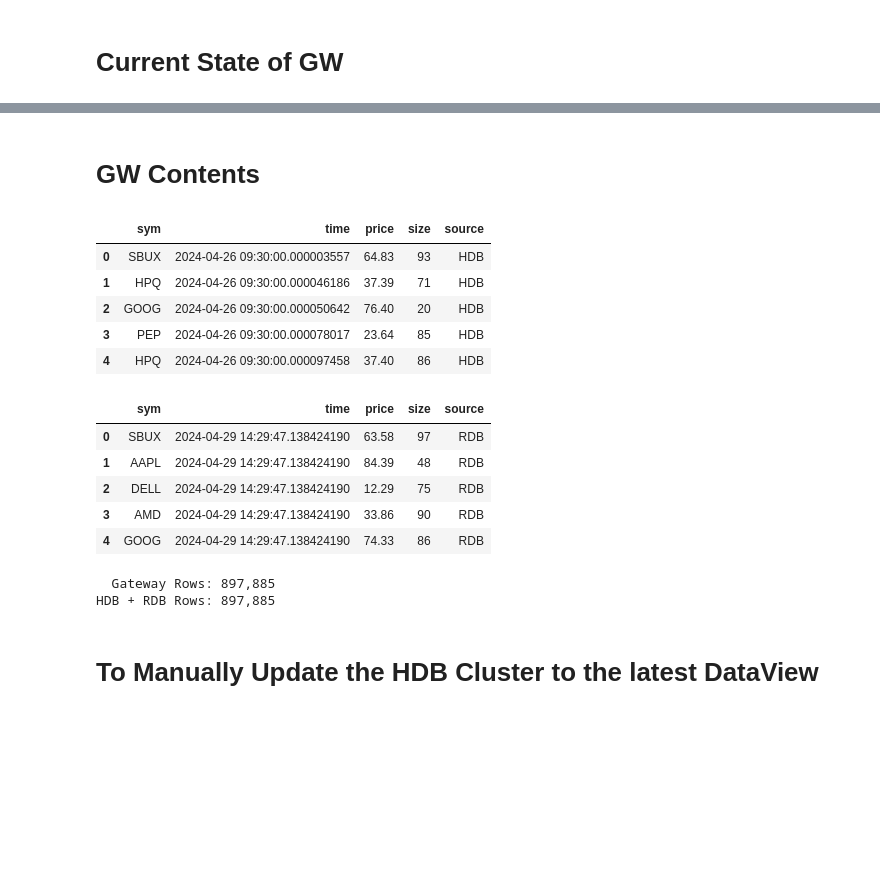
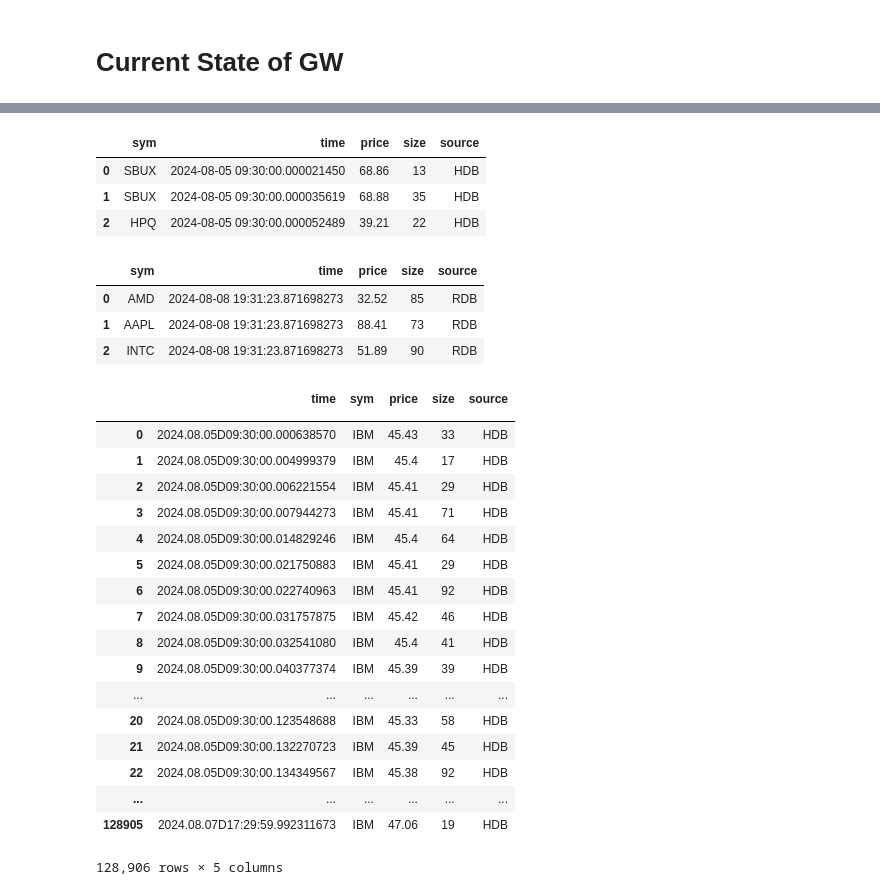
Before and after one commit to aws/amazon-finspace-examples, a Jupyter notebook: ManagedkdbInsights/basic_tick_V3/pykx_query_all.ipynb, the cells around one changed output, grey strips where cells are left out. Drawn from its saved outputs; the diff is of its cells as text; code cells hidden in the pictures; blank space fills up the shorter version.

```diff
--- a/ManagedkdbInsights/basic_tick_V3/pykx_query_all.ipynb
+++ b/ManagedkdbInsights/basic_tick_V3/pykx_query_all.ipynb
@@ -314,31 +207,0 @@ Rows: 13,169
-# %% [markdown]
-# GW Contents
-# %%
-display(gw_head_pdf)
-display(gw_tail_pdf)
-
-# Number of Rows
-print(f"  Gateway Rows: {gw_rows:,}")
-
-# Number of Rows
-print(f"HDB + RDB Rows: {hdb_rows+rdb_rows:,}")
-
-# Note: HDB+RDB will have less than GW  b/c data is always arriving to the RDB
-# RDB alone was queried first and then again as part of GW query
-# %% [output]
-|  | sym | time | price | size | source |
-| 0 | SBUX | 2024-04-26 09:30:00.000003557 | 64.83 | 93 | HDB |
-| 1 | HPQ | 2024-04-26 09:30:00.000046186 | 37.39 | 71 | HDB |
-| 2 | GOOG | 2024-04-26 09:30:00.000050642 | 76.40 | 20 | HDB |
-| 3 | PEP | 2024-04-26 09:30:00.000078017 | 23.64 | 85 | HDB |
-| 4 | HPQ | 2024-04-26 09:30:00.000097458 | 37.40 | 86 | HDB |
-|  | sym | time | price | size | source |
-| 0 | SBUX | 2024-04-29 14:29:47.138424190 | 63.58 | 97 | RDB |
-| 1 | AAPL | 2024-04-29 14:29:47.138424190 | 84.39 | 48 | RDB |
-| 2 | DELL | 2024-04-29 14:29:47.138424190 | 12.29 | 75 | RDB |
-| 3 | AMD | 2024-04-29 14:29:47.138424190 | 33.86 | 90 | RDB |
-| 4 | GOOG | 2024-04-29 14:29:47.138424190 | 74.33 | 86 | RDB |
-  Gateway Rows: 897,885
-HDB + RDB Rows: 897,885
-# %% [markdown]
-# To Manually Update the HDB Cluster to the latest DataView
@@ -348,0 +208,40 @@ rdb('updateCluster[.rdb.hdbProc;.rdb.database;.rdb.dbView;"NO_RESTART"]');
+# %%
+# query GW using queryData function on gateway
+
+# query and sample specific table for date range (today -3 days to tomorrow)
+gw("res: `time xasc queryData[`trade;`;.z.D-3;.z.D+1]").pd()
+
+# first/last 5 rows from res
+display( gw("select [3] from res").pd() )
+display( gw("select [-3] from res").pd() )
+
+# select for a specific table from ticker with time range (5 days ago to now)
+display( hdb(".query.data[`trade;`IBM;.z.P-5D;.z.P]") )
+# %% [output]
+|  | sym | time | price | size | source |
+| 0 | SBUX | 2024-08-05 09:30:00.000021450 | 68.86 | 13 | HDB |
+| 1 | SBUX | 2024-08-05 09:30:00.000035619 | 68.88 | 35 | HDB |
+| 2 | HPQ | 2024-08-05 09:30:00.000052489 | 39.21 | 22 | HDB |
+|  | sym | time | price | size | source |
+| 0 | AMD | 2024-08-08 19:31:23.871698273 | 32.52 | 85 | RDB |
+| 1 | AAPL | 2024-08-08 19:31:23.871698273 | 88.41 | 73 | RDB |
+| 2 | INTC | 2024-08-08 19:31:23.871698273 | 51.89 | 90 | RDB |
+|  | time | sym | price | size | source |
+|  |  |  |  |  |  |
+| 0 | 2024.08.05D09:30:00.000638570 | IBM | 45.43 | 33 | HDB |
+| 1 | 2024.08.05D09:30:00.004999379 | IBM | 45.4 | 17 | HDB |
+| 2 | 2024.08.05D09:30:00.006221554 | IBM | 45.41 | 29 | HDB |
+| 3 | 2024.08.05D09:30:00.007944273 | IBM | 45.41 | 71 | HDB |
+| 4 | 2024.08.05D09:30:00.014829246 | IBM | 45.4 | 64 | HDB |
+| 5 | 2024.08.05D09:30:00.021750883 | IBM | 45.41 | 29 | HDB |
+| 6 | 2024.08.05D09:30:00.022740963 | IBM | 45.41 | 92 | HDB |
+| 7 | 2024.08.05D09:30:00.031757875 | IBM | 45.42 | 46 | HDB |
+| 8 | 2024.08.05D09:30:00.032541080 | IBM | 45.4 | 41 | HDB |
+| 9 | 2024.08.05D09:30:00.040377374 | IBM | 45.39 | 39 | HDB |
+| ... | ... | ... | ... | ... | ... |
+| 20 | 2024.08.05D09:30:00.123548688 | IBM | 45.33 | 58 | HDB |
+| 21 | 2024.08.05D09:30:00.132270723 | IBM | 45.39 | 45 | HDB |
+| 22 | 2024.08.05D09:30:00.134349567 | IBM | 45.38 | 92 | HDB |
+| ... | ... | ... | ... | ... | ... |
+| 128905 | 2024.08.07D17:29:59.992311673 | IBM | 47.06 | 19 | HDB |
+128,906 rows × 5 columns
```
Also changed, not shown: parts of 30 cells of this notebook, 23 other files.
